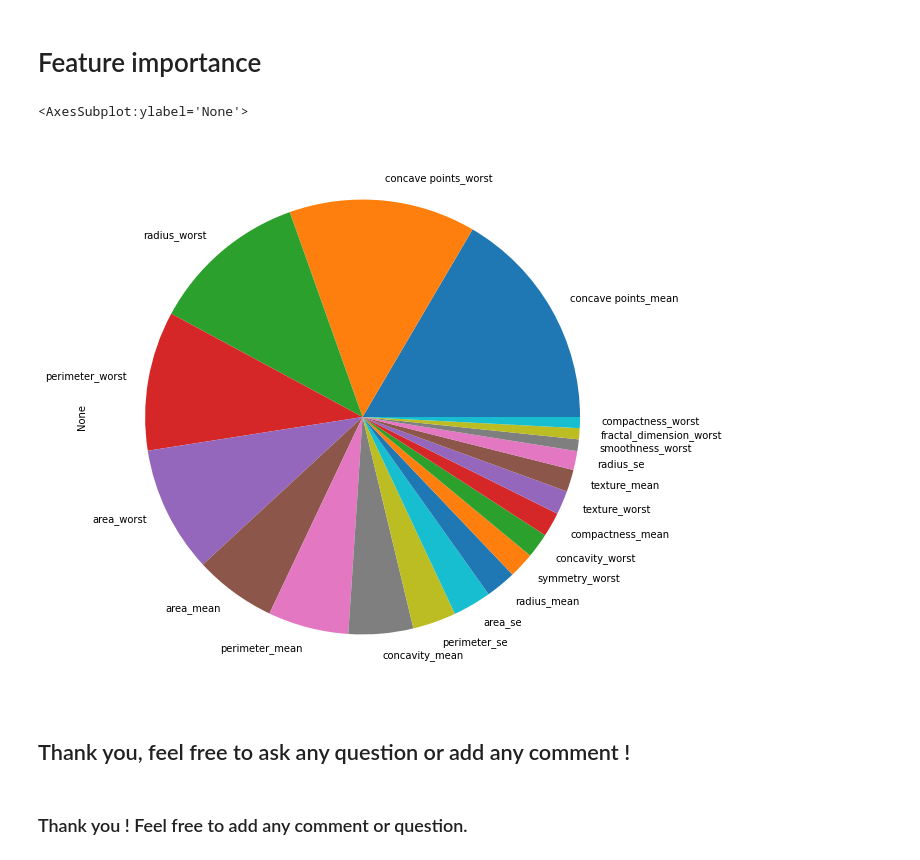
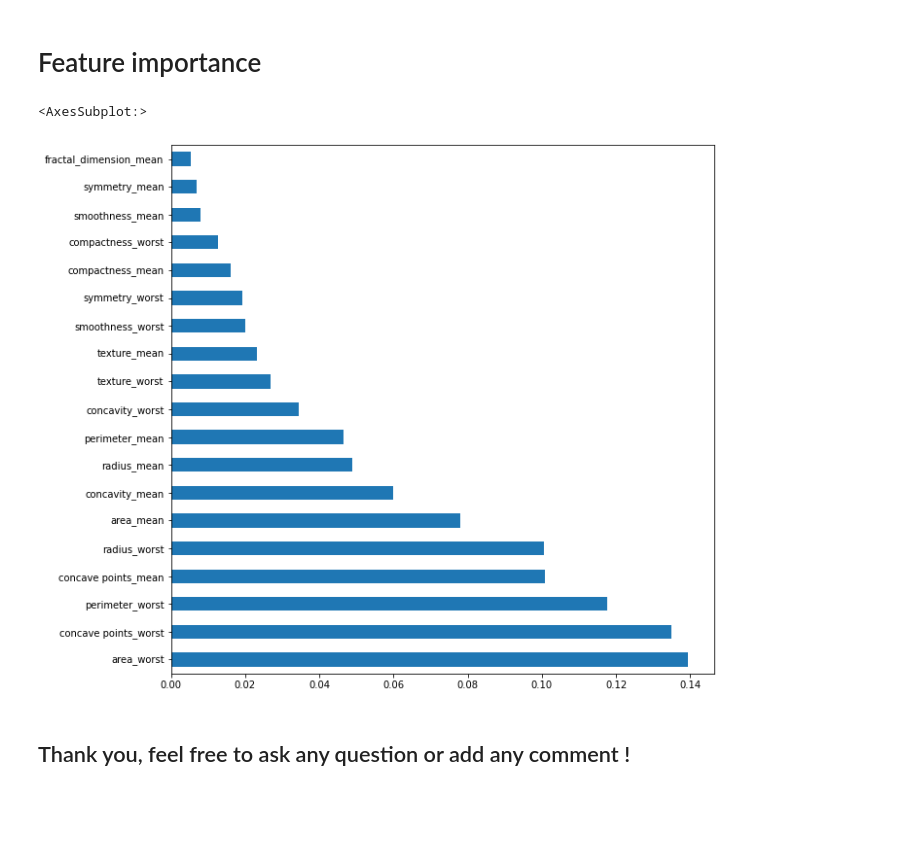
Before and after one commit to Khalid-Mu/Data-Science-Projects, a Jupyter notebook: Predicting-Breast-Cancer.ipynb, the cells around one changed output. Drawn from its saved outputs; the diff is of its cells as text; code cells hidden in the pictures; blank space fills up the shorter version.

```diff
--- a/Predicting-Breast-Cancer.ipynb
+++ b/Predicting-Breast-Cancer.ipynb
@@ -62,14 +163,12 @@ sns.countplot(cancer['diagnosis'])
 # %%
-#Choosing features and label
+#Choosing features and label based on feature importance
 Features = cancer[['radius_mean', 'texture_mean', 'perimeter_mean',
        'area_mean', 'smoothness_mean', 'compactness_mean', 'concavity_mean',
        'concave points_mean', 'symmetry_mean', 'fractal_dimension_mean',
-       'radius_se', 'texture_se', 'perimeter_se', 'area_se', 'smoothness_se',
-       'compactness_se', 'concavity_se', 'concave points_se', 'symmetry_se',
-       'fractal_dimension_se', 'radius_worst', 'texture_worst',
+       'radius_worst', 'texture_worst',
        'perimeter_worst', 'area_worst', 'smoothness_worst',
        'compactness_worst', 'concavity_worst', 'concave points_worst',
-       'symmetry_worst', 'fractal_dimension_worst']]
+       'symmetry_worst']]
 
 Label = cancer['diagnosis']
 # %%
@@ -111,5 +205,6 @@ plt.show()
 # %% [markdown]
 # Training the model
 # %%
-knn = KNeighborsClassifier(n_neighbors=3,p=2)
+knn = KNeighborsClassifier(n_neighbors=8)
 knn.fit(X_train,y_train)
+knnpred = knn.predict(X_test)
@@ -147,6 +231,6 @@ sns.heatmap(confusion_matrix(y_test,knnpred), annot=True,cmap='Oranges',fmt='g')
 # %% [markdown]
 # Support Vector Classifier SVC
 # %%
-from sklearn.svm import SVC
-sup = SVC(C=1,kernel='rbf',cache_size=200)
+sup = SVC(C=1,gamma='scale',kernel='linear')
 sup.fit(X_train,y_train)
+svcpred = sup.predict(X_test)
@@ -247,5 +313,5 @@ plt.show()
 # %%
-rfc = RandomForestClassifier(n_estimators=50,max_features='auto', max_depth=9)
+rfc = RandomForestClassifier(n_estimators=180,max_features='auto', max_depth=8, n_jobs=-1)
 rfc.fit(X_train,y_train)
 rfcpred = rfc.predict(X_test)
 # %%
@@ -280,14 +392,12 @@ sns.heatmap(confusion_matrix(y_test,rfcpred), annot=True,cmap='Greens',fmt='g')
 # %%
 # Show which features has the most effect on our results so we can modify and tune our features
 # I used Random Forest Classifier to determine the feature importances
 
 plt.figure(figsize=(10,10))
 importance = pd.Series(rfc.feature_importances_,index=Features.columns)
-importance.nlargest(20).plot(kind='pie')
+importance.nlargest(20).plot(kind='barh')
 # %% [output]
-<AxesSubplot:ylabel='None'>
+<AxesSubplot:>
-[figure, old version]
+[figure, new version]
 # %% [markdown]
 ## Thank you, feel free to ask any question or add any comment !
-# %% [markdown]
-### Thank you ! Feel free to add any comment or question.
```
Also changed, not shown: parts of 52 cells of this notebook.
